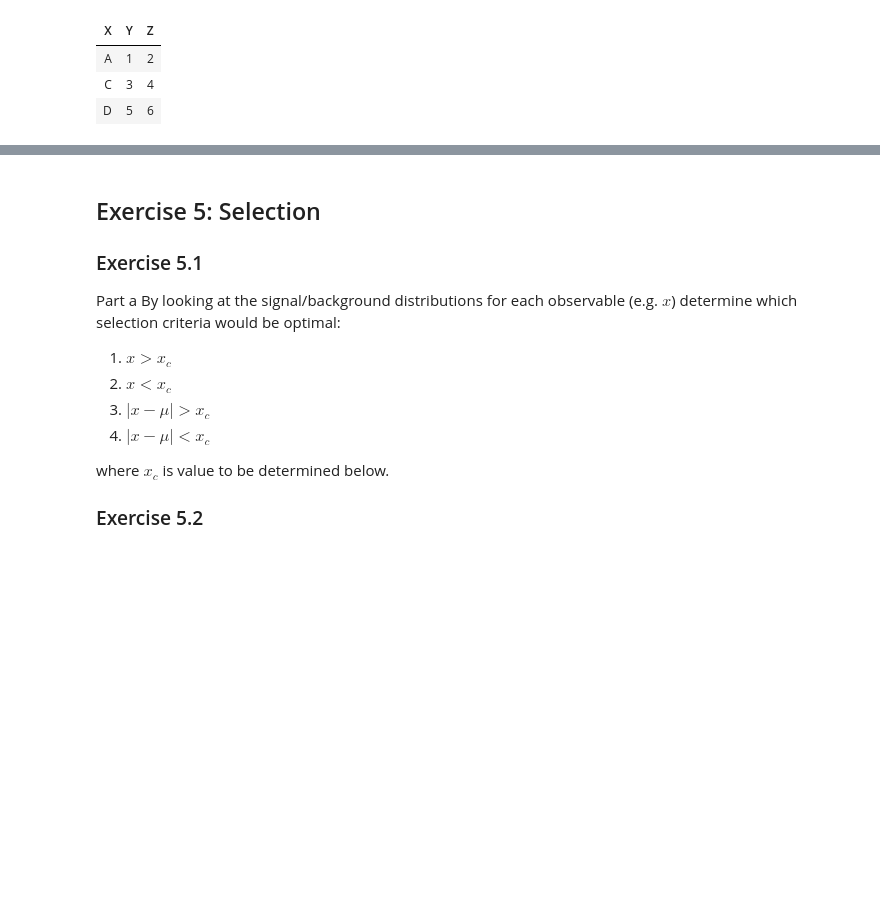
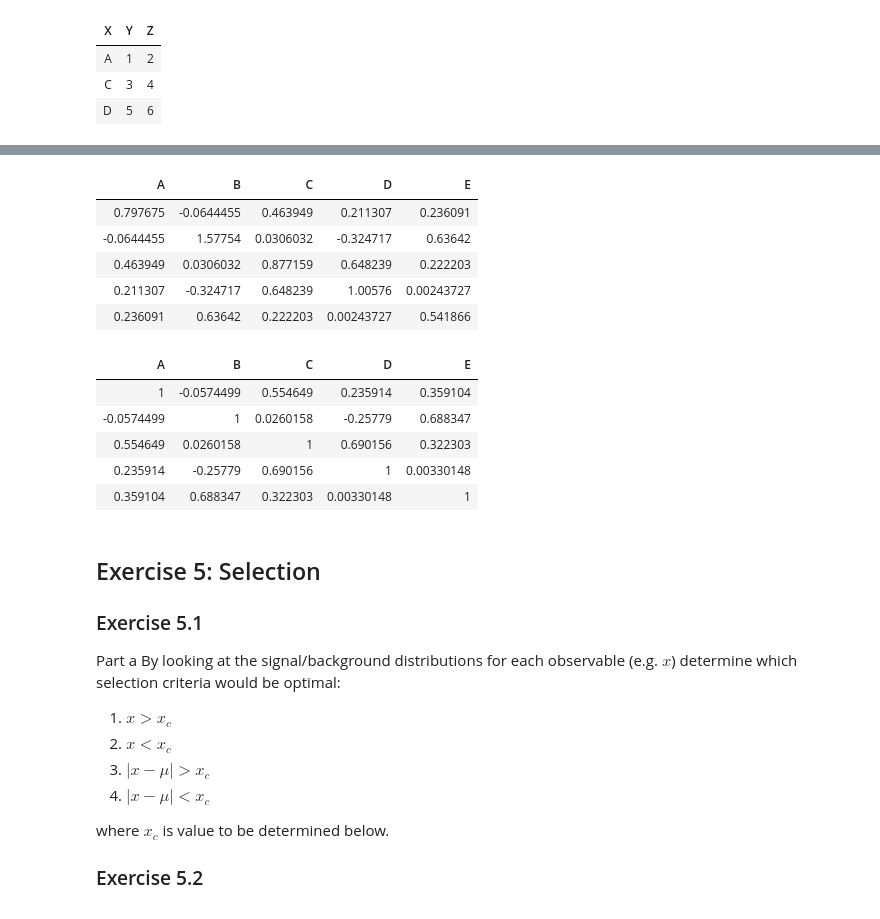
Before and after one commit to efazHossain/DATA-3402-efazh, a Jupyter notebook: Labs/Lab.5/Lab.5.ipynb, the cells around one changed output, grey strips where cells are left out. Cells and saved outputs as stored; diff of their text form; code cells hidden in the pictures; blank space fills up the shorter version.

```diff
--- a/Labs/Lab.5/Lab.5.ipynb
+++ b/Labs/Lab.5/Lab.5.ipynb
@@ -246,9 +234,3 @@ print(tabulate(table))
-# %%
-def cov_corr_table(df):
-    data = np.array(df)
-    pass
-
-cov_corr_table(df)
 # %% [markdown]
 Hint: Example code for embedding a `tabulate` table into a notebook:
 # %%
@@ -266,3 +285,32 @@ display(HTML(tabulate.tabulate(table, tablefmt='html', headers=["X","Y","Z"])))
+# %%
+def cov_corr_table(data_set):
+    df = pd.read_csv(data_set, dtype='float64', names=VarNames)
+    data = np.array(df.head())
+    cov_matrix = np.cov(data, bias = True)
+    corr_matrix =  np.corrcoef(data)
+
+    table1 = cov_matrix
+    table2 = corr_matrix
+
+    display(HTML(tabulate(table1,tablefmt='html',headers = ["A","B","C","D","E"])))
+    display(HTML(tabulate(table2,tablefmt='html',headers = ["A","B","C","D","E"])))
+
+########################
+data_set = filename
+cov_corr_table(data_set)
+# %% [output]
+| A | B | C | D | E |
+| 0.797675 | -0.0644455 | 0.463949 | 0.211307 | 0.236091 |
+| -0.0644455 | 1.57754 | 0.0306032 | -0.324717 | 0.63642 |
+| 0.463949 | 0.0306032 | 0.877159 | 0.648239 | 0.222203 |
+| 0.211307 | -0.324717 | 0.648239 | 1.00576 | 0.00243727 |
+| 0.236091 | 0.63642 | 0.222203 | 0.00243727 | 0.541866 |
+| A | B | C | D | E |
+| 1 | -0.0574499 | 0.554649 | 0.235914 | 0.359104 |
+| -0.0574499 | 1 | 0.0260158 | -0.25779 | 0.688347 |
+| 0.554649 | 0.0260158 | 1 | 0.690156 | 0.322303 |
+| 0.235914 | -0.25779 | 0.690156 | 1 | 0.00330148 |
+| 0.359104 | 0.688347 | 0.322303 | 0.00330148 | 1 |
 # %% [markdown]
 ## Exercise 5: Selection
 
```
Also changed, not shown: parts of 16 cells of this notebook.
